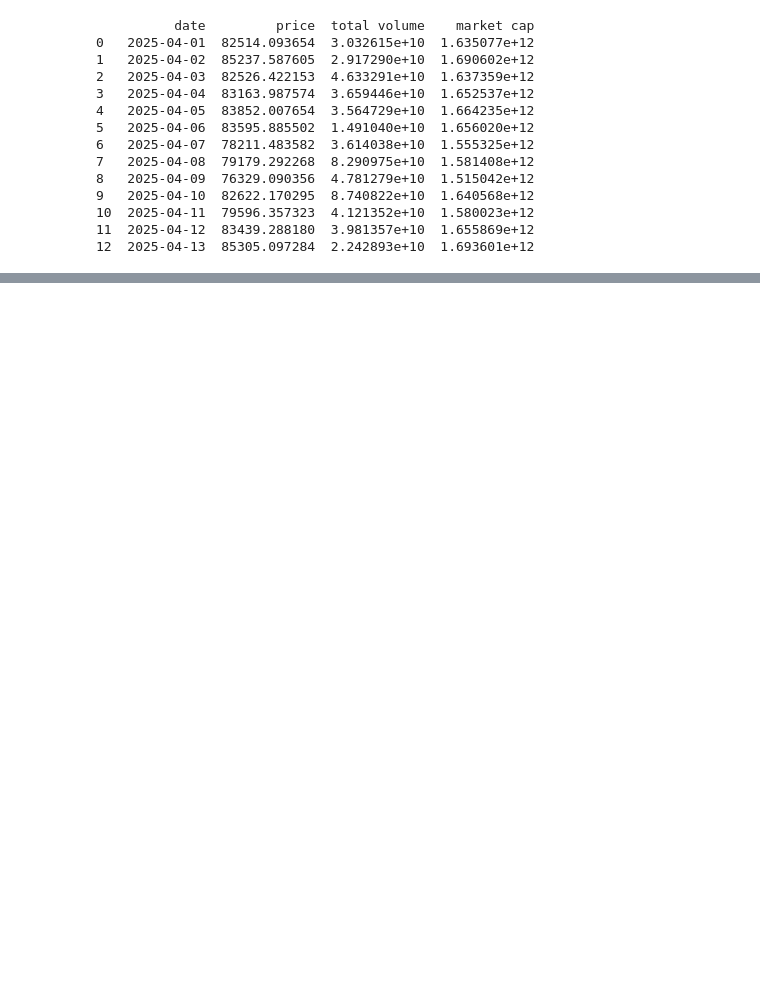
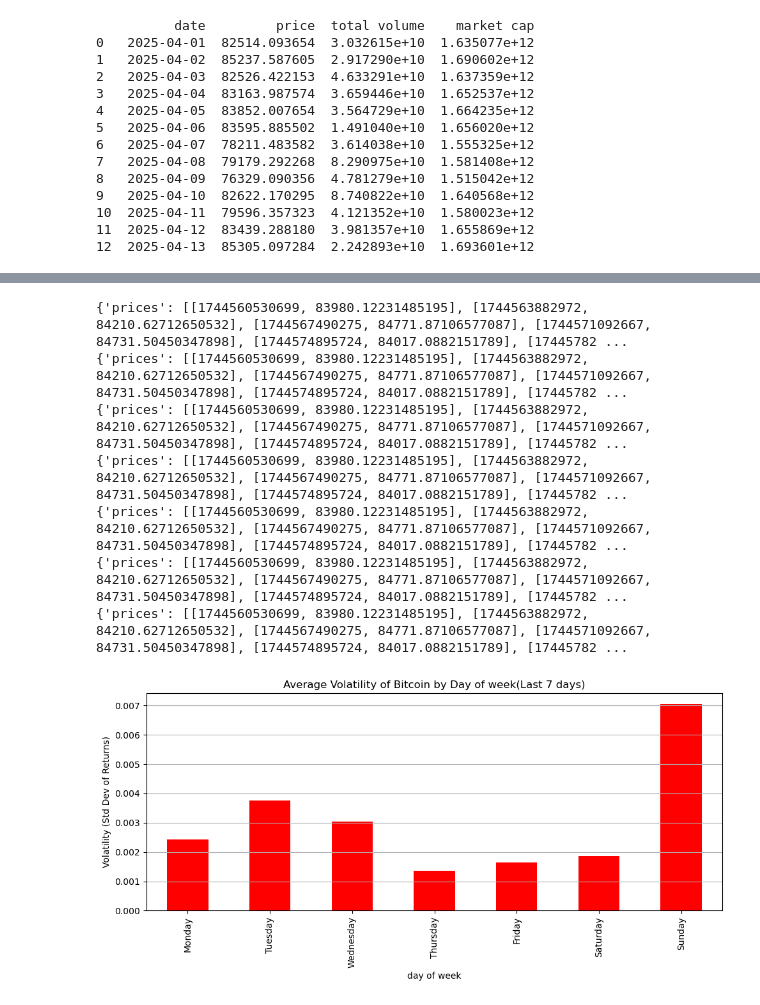
Before and after one commit to moyu1011-hka/hausarbeit-info2, a Jupyter notebook: test_coingecko_with_jupyter.ipynb, the cells around one changed output, grey strips where cells are left out. Saved outputs shown, nothing was run; the diff lists cells and outputs as text; code cells hidden in the pictures; blank space fills up the shorter version.

```diff
--- a/test_coingecko_with_jupyter.ipynb
+++ b/test_coingecko_with_jupyter.ipynb
@@ -115,0 +137,63 @@ Votatility or Standard Deviation for 24h : 0.001749
+# %%
+#Weekly Volatility
+
+import matplotlib.pyplot as plt
+from datetime import datetime, timedelta
+
+results = []
+
+for i in range(1,8):
+    day = datetime.today() - timedelta(days=i)
+    next_day = day + timedelta(days=1)
+
+    url = "https://api.coingecko.com/api/v3/coins/bitcoin/market_chart"
+    params = {
+     'vs_currency' : 'usd',
+      'days' : '7',
+    }
+
+    headers = {
+     "accept": "application/json",
+     "x-cg-demo-api-key": "CG-XNGBRE1zynSYLPRSQhjN7n2v"
+    }
+
+    response = requests.get(url, params=params, headers=headers)
+    data = response.json()
+    print(data)
+
+    prices = pd.DataFrame(data['prices'],columns=['timestamp','price'])
+    prices['timestamp'] = pd.to_datetime(prices['timestamp'], unit = 'ms')
+    prices.set_index('timestamp', inplace = True)
+
+    daily = prices[(prices.index >= day) & (prices.index < next_day)]
+    daily= daily.copy()
+    daily['return'] = daily['price'].pct_change()
+    volatility = daily['return'].std()
+    results.append({
+       'date': day.date(),
+       'weekday' : day.strftime('%A'),
+       'volatility' : volatility
+    })
+
+df = pd.DataFrame(results)
+weekday_order = ['Monday', 'Tuesday', 'Wednesday', 'Thursday', 'Friday', 'Saturday', 'Sunday']
+df['weekday'] = pd.Categorical(df['weekday'],categories=weekday_order, ordered=True)
+grouped = df.groupby('weekday', observed=True)['volatility'].mean()
+
+plt.figure(figsize=(10,5))
+grouped.plot(kind='bar', color='red')
+plt.title('Average Volatility of Bitcoin by Day of week(Last 7 days)')
+plt.xlabel('day of week')
+plt.ylabel('Volatility (Std Dev of Returns)')
+plt.grid(axis='y')
+plt.tight_layout()
+plt.show()
+# %% [output]
+{'prices': [[1744560530699, 83980.12231485195], [1744563882972, 84210.62712650532], [1744567490275, 84771.87106577087], [1744571092667, 84731.50450347898], [1744574895724, 84017.0882151789], [17445782 ...
+{'prices': [[1744560530699, 83980.12231485195], [1744563882972, 84210.62712650532], [1744567490275, 84771.87106577087], [1744571092667, 84731.50450347898], [1744574895724, 84017.0882151789], [17445782 ...
+{'prices': [[1744560530699, 83980.12231485195], [1744563882972, 84210.62712650532], [1744567490275, 84771.87106577087], [1744571092667, 84731.50450347898], [1744574895724, 84017.0882151789], [17445782 ...
+{'prices': [[1744560530699, 83980.12231485195], [1744563882972, 84210.62712650532], [1744567490275, 84771.87106577087], [1744571092667, 84731.50450347898], [1744574895724, 84017.0882151789], [17445782 ...
+{'prices': [[1744560530699, 83980.12231485195], [1744563882972, 84210.62712650532], [1744567490275, 84771.87106577087], [1744571092667, 84731.50450347898], [1744574895724, 84017.0882151789], [17445782 ...
+{'prices': [[1744560530699, 83980.12231485195], [1744563882972, 84210.62712650532], [1744567490275, 84771.87106577087], [1744571092667, 84731.50450347898], [1744574895724, 84017.0882151789], [17445782 ...
+{'prices': [[1744560530699, 83980.12231485195], [1744563882972, 84210.62712650532], [1744567490275, 84771.87106577087], [1744571092667, 84731.50450347898], [1744574895724, 84017.0882151789], [17445782 ...
+[figure, added]
```
Also changed, not shown: parts of 1 cell of this notebook.
